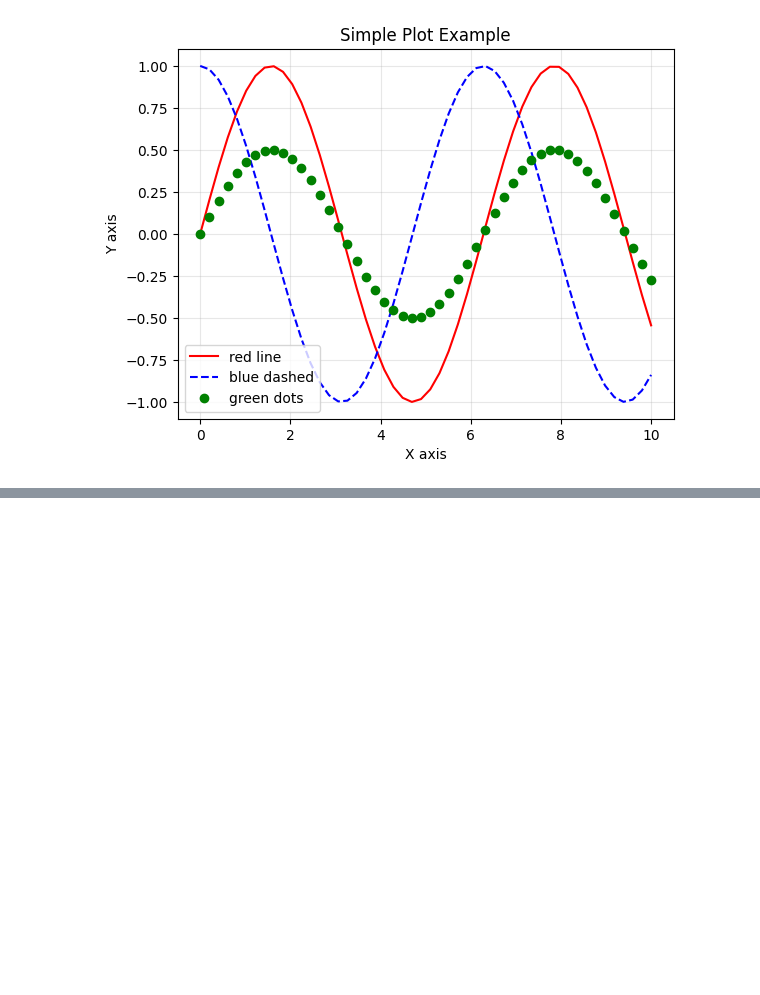
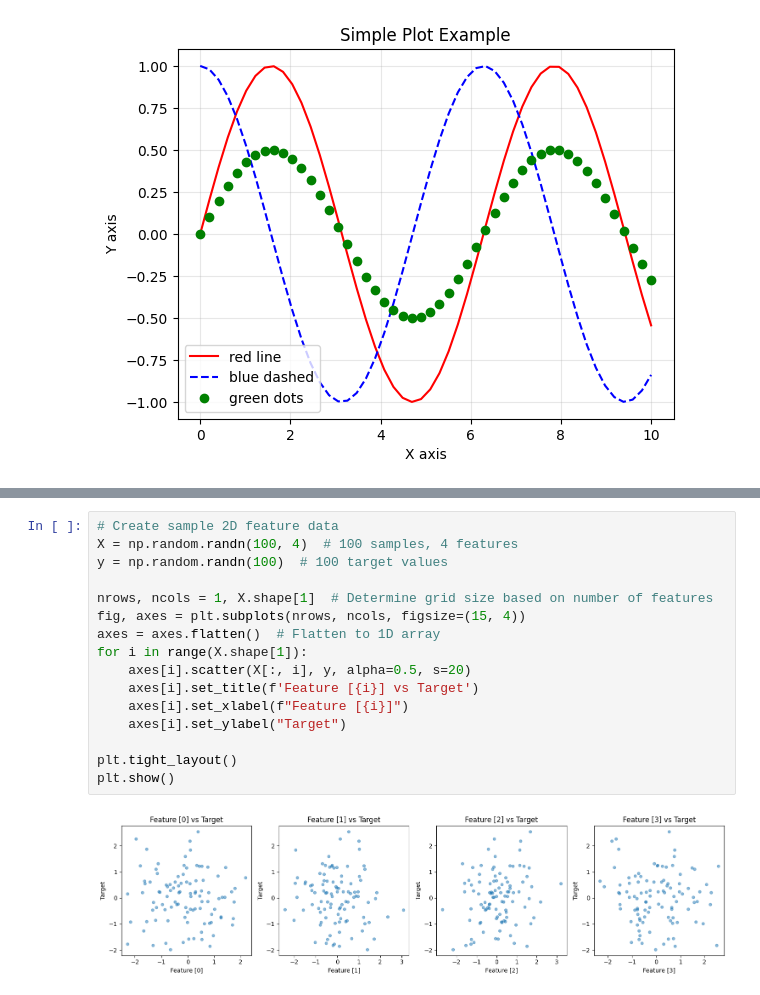
Before and after one commit to tanmay-sahoo89/AIML-Series, a Jupyter notebook: data_detox.ipynb, the cells around one changed output, grey strips where cells are left out. Drawn from its saved outputs; the diff is of its cells as text; blank space fills up the shorter version.

Commit message:
data_detox 2

```diff
--- a/data_detox.ipynb
+++ b/data_detox.ipynb
@@ -50,0 +117,18 @@ plt.show()
+# %%
+# Create sample 2D feature data
+X = np.random.randn(100, 4)  # 100 samples, 4 features
+y = np.random.randn(100)  # 100 target values
+
+nrows, ncols = 1, X.shape[1]  # Determine grid size based on number of features
+fig, axes = plt.subplots(nrows, ncols, figsize=(15, 4))
+axes = axes.flatten()  # Flatten to 1D array
+for i in range(X.shape[1]):
+    axes[i].scatter(X[:, i], y, alpha=0.5, s=20)
+    axes[i].set_title(f'Feature [{i}] vs Target')
+    axes[i].set_xlabel(f"Feature [{i}]")
+    axes[i].set_ylabel("Target")
+
+plt.tight_layout()
+plt.show()
+# %% [output]
+[figure, added]
```
Also changed, not shown: parts of 3 cells of this notebook.
